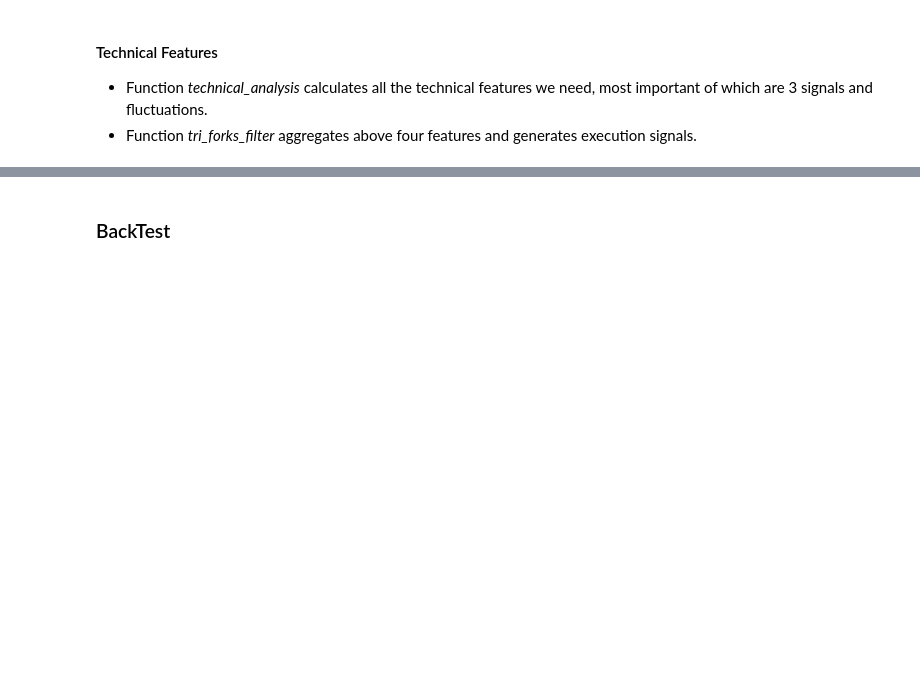
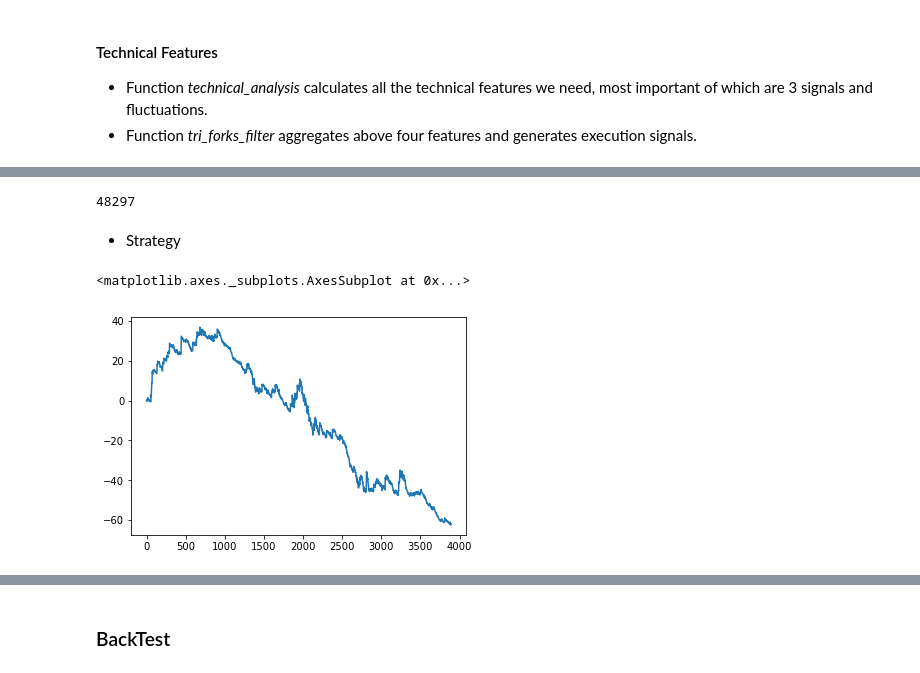
Before and after one commit to RichardS0268/Stock_cn_T0_Trend, a Jupyter notebook: workflow_v102.ipynb, the cells around one changed output, grey strips where cells are left out. Drawn from its saved outputs; the diff is of its cells as text; code cells hidden in the pictures; blank space fills up the shorter version.

```diff
--- a/workflow_v102.ipynb
+++ b/workflow_v102.ipynb
@@ -123,3 +97,21 @@ COLORS = ['darkorange', 'cyan', 'royalblue', 'deeppink', 'indianred', 'limegreen
+# %%
+## KDJ Indicator
+KDJ_WIN = 9
+
+## MACD Indicator
+P_S_EMA_WIN = 12
+P_L_EMA_WIN = 26
+DEA_WIN = 9
+
+## Super Trend Indicator
+ATR_WIN = 60
+STD_MULTIPLIER = 3
+
+## BackTest & Simulation Parameters
+ACCOUNT = 1e6
+
+## Plot Settings
+COLORS = ['darkorange', 'cyan', 'royalblue', 'deeppink', 'indianred', 'limegreen']
 # %% [markdown]
 #### Technical Features
 + Function *technical_analysis* calculates all the technical features we need, most important of which are 3 signals and fluctuations.
@@ -224,2 +232,5 @@ def technical_analysis(stmp, _activation, log = True):
 
     return stmp
+# %%
+ptmp = Base_Pos['S.CN.SZSE.300618']
+ptmp = technical_analysis(ptmp)
@@ -225,0 +279,8 @@ def technical_analysis(stmp, _activation, log = True):
+# %%
+ptmp = Trend_activation(ptmp)
+# %%
+ptmp.loc[ptmp['execution']!=0].shape[0]
+# %% [output]
+48297
+# %% [markdown]
++ Strategy
@@ -225,0 +351,7 @@ def technical_analysis(stmp, _activation, log = True):
+# %%
+buy_log['gain'] = buy_log['close_price'] - buy_log['open_price'] - (buy_log['close_price'] + buy_log['open_price'])*2e-4
+
+buy_log['gain'][:].cumsum().plot()
+# %% [output]
+<matplotlib.axes._subplots.AxesSubplot at 0x...>
+[figure, added]
```
Also changed, not shown: parts of 35 cells of this notebook.
